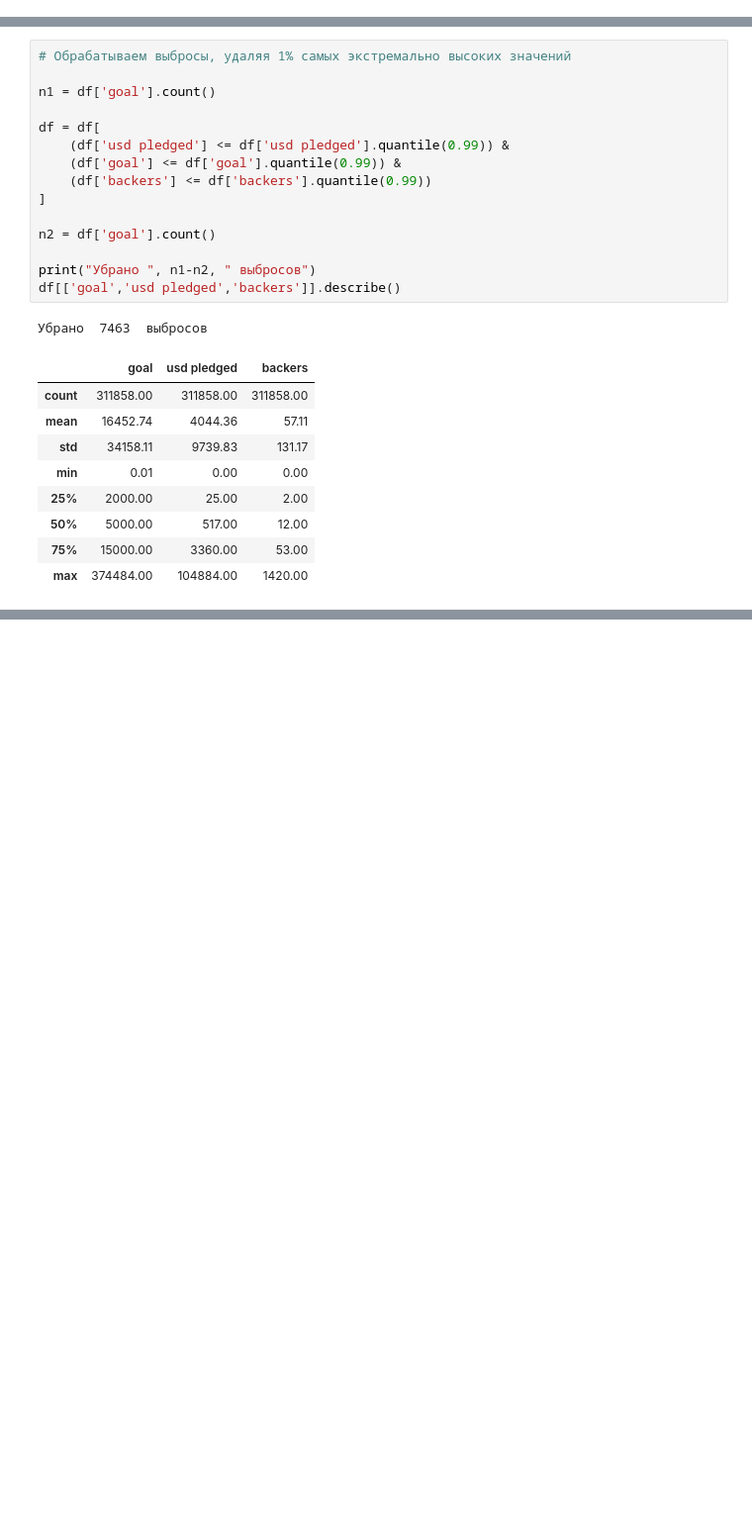
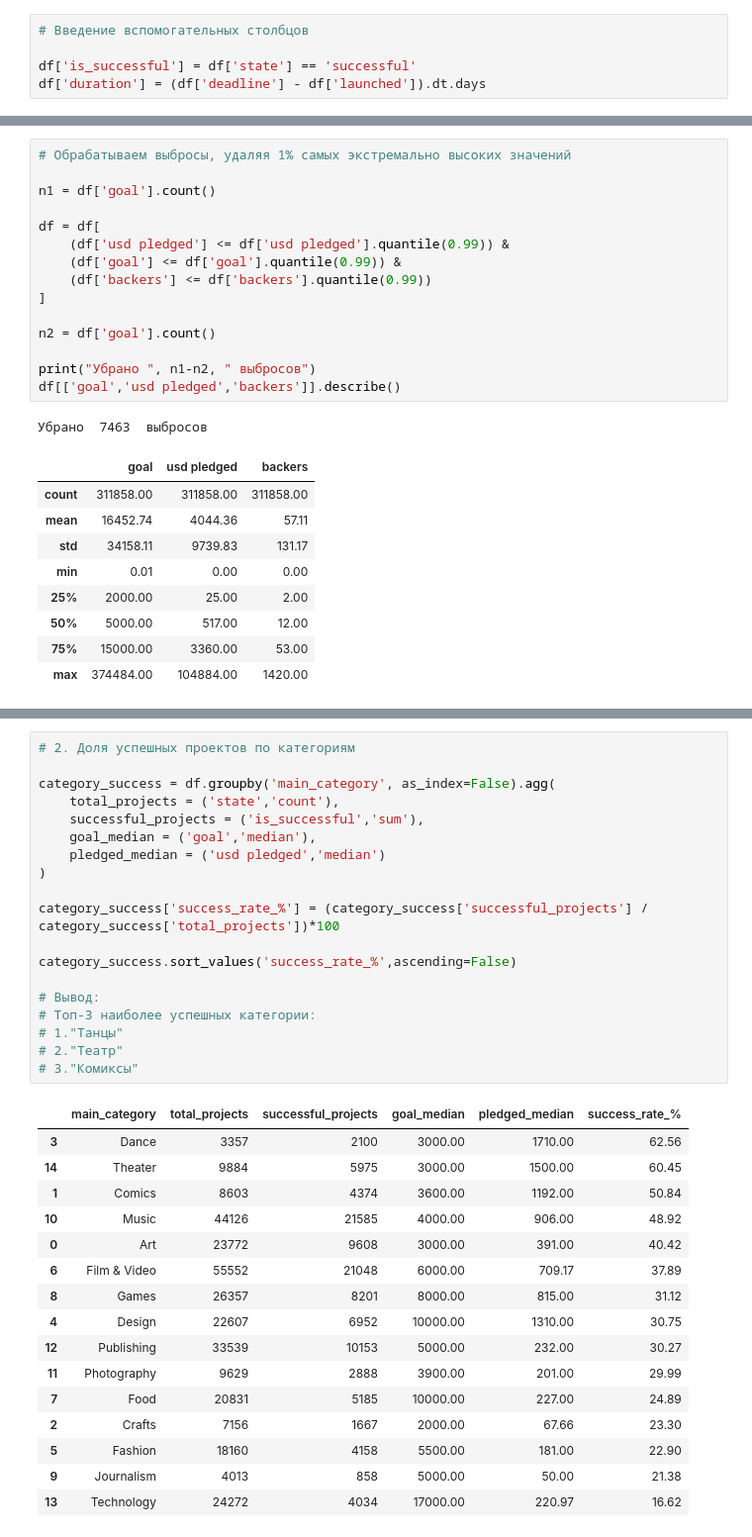
Before and after one commit to Skipper1284/Kickstarter_Dataset_Study_Project, a Jupyter notebook: Python/Kickstarter_Notebook.ipynb, the cells around one changed output, grey strips where cells are left out. Shown at 99% size. Saved outputs shown, nothing was run; the diff lists cells and outputs as text; blank space fills up the shorter version.

```diff
--- a/Python/Kickstarter_Notebook.ipynb
+++ b/Python/Kickstarter_Notebook.ipynb
@@ -20,6 +22,11 @@ df['deadline'] = pd.to_datetime(df['deadline'])
 print("ID duplicates: ",df['ID'].duplicated().sum())
 # %% [output]
 ID duplicates:  0
+# %%
+# Введение вспомогательных столбцов
+
+df['is_successful'] = df['state'] == 'successful'
+df['duration'] = (df['deadline'] - df['launched']).dt.days
 # %%
 # Получаем общую информацию о датафрейме
 
@@ -95,0 +113,36 @@ df[['goal','usd pledged','backers']].describe()
+# %%
+# 2. Доля успешных проектов по категориям
+
+category_success = df.groupby('main_category', as_index=False).agg(
+    total_projects = ('state','count'),
+    successful_projects = ('is_successful','sum'),
+    goal_median = ('goal','median'),
+    pledged_median = ('usd pledged','median')
+)
+
+category_success['success_rate_%'] = (category_success['successful_projects'] / category_success['total_projects'])*100
+
+category_success.sort_values('success_rate_%',ascending=False)
+
+# Вывод:
+# Топ-3 наиболее успешных категории:
+# 1."Танцы"
+# 2."Театр"
+# 3."Комиксы"
+# %% [output]
+|  | main_category | total_projects | successful_projects | goal_median | pledged_median | success_rate_% |
+| 3 | Dance | 3357 | 2100 | 3000.00 | 1710.00 | 62.56 |
+| 14 | Theater | 9884 | 5975 | 3000.00 | 1500.00 | 60.45 |
+| 1 | Comics | 8603 | 4374 | 3600.00 | 1192.00 | 50.84 |
+| 10 | Music | 44126 | 21585 | 4000.00 | 906.00 | 48.92 |
+| 0 | Art | 23772 | 9608 | 3000.00 | 391.00 | 40.42 |
+| 6 | Film & Video | 55552 | 21048 | 6000.00 | 709.17 | 37.89 |
+| 8 | Games | 26357 | 8201 | 8000.00 | 815.00 | 31.12 |
+| 4 | Design | 22607 | 6952 | 10000.00 | 1310.00 | 30.75 |
+| 12 | Publishing | 33539 | 10153 | 5000.00 | 232.00 | 30.27 |
+| 11 | Photography | 9629 | 2888 | 3900.00 | 201.00 | 29.99 |
+| 7 | Food | 20831 | 5185 | 10000.00 | 227.00 | 24.89 |
+| 2 | Crafts | 7156 | 1667 | 2000.00 | 67.66 | 23.30 |
+| 5 | Fashion | 18160 | 4158 | 5500.00 | 181.00 | 22.90 |
+| 9 | Journalism | 4013 | 858 | 5000.00 | 50.00 | 21.38 |
+| 13 | Technology | 24272 | 4034 | 17000.00 | 220.97 | 16.62 |
```
Also changed, not shown: parts of 13 cells of this notebook.
